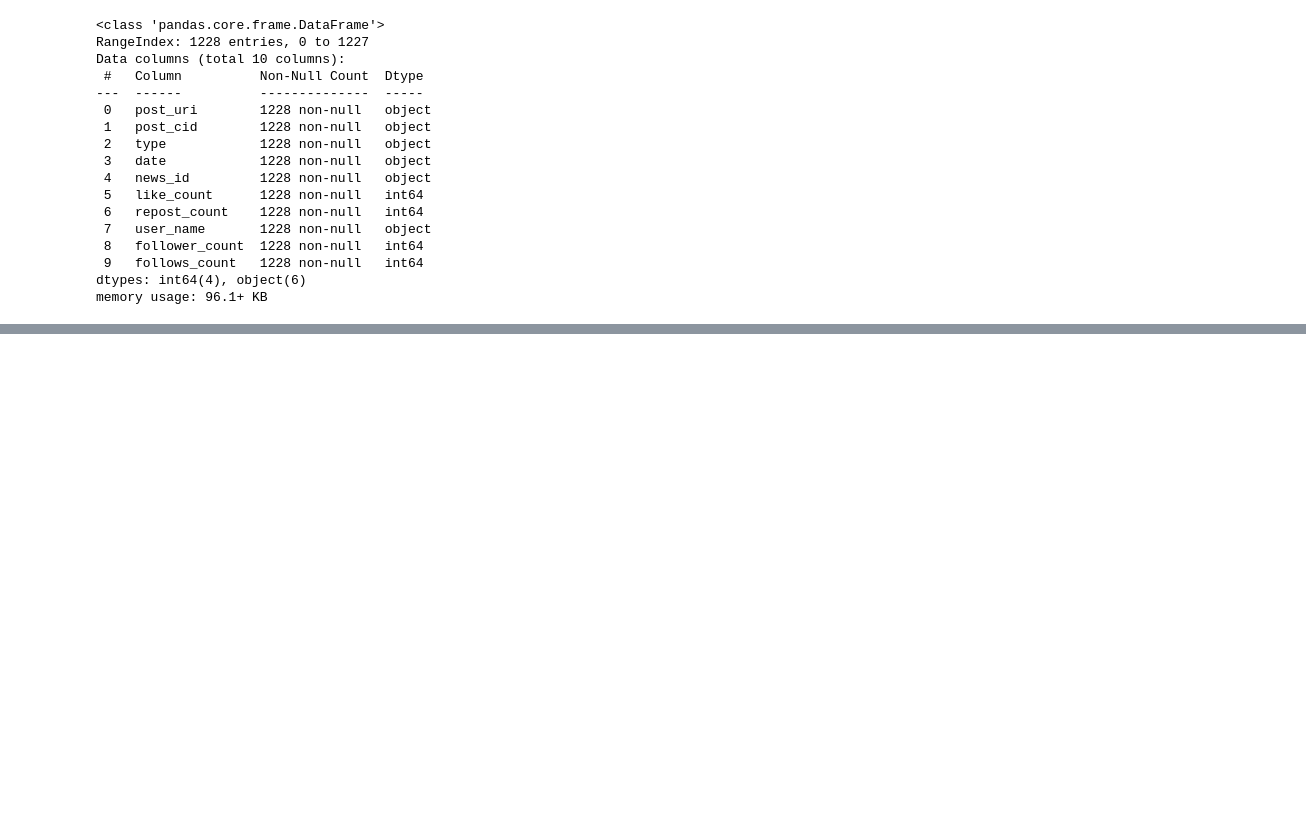
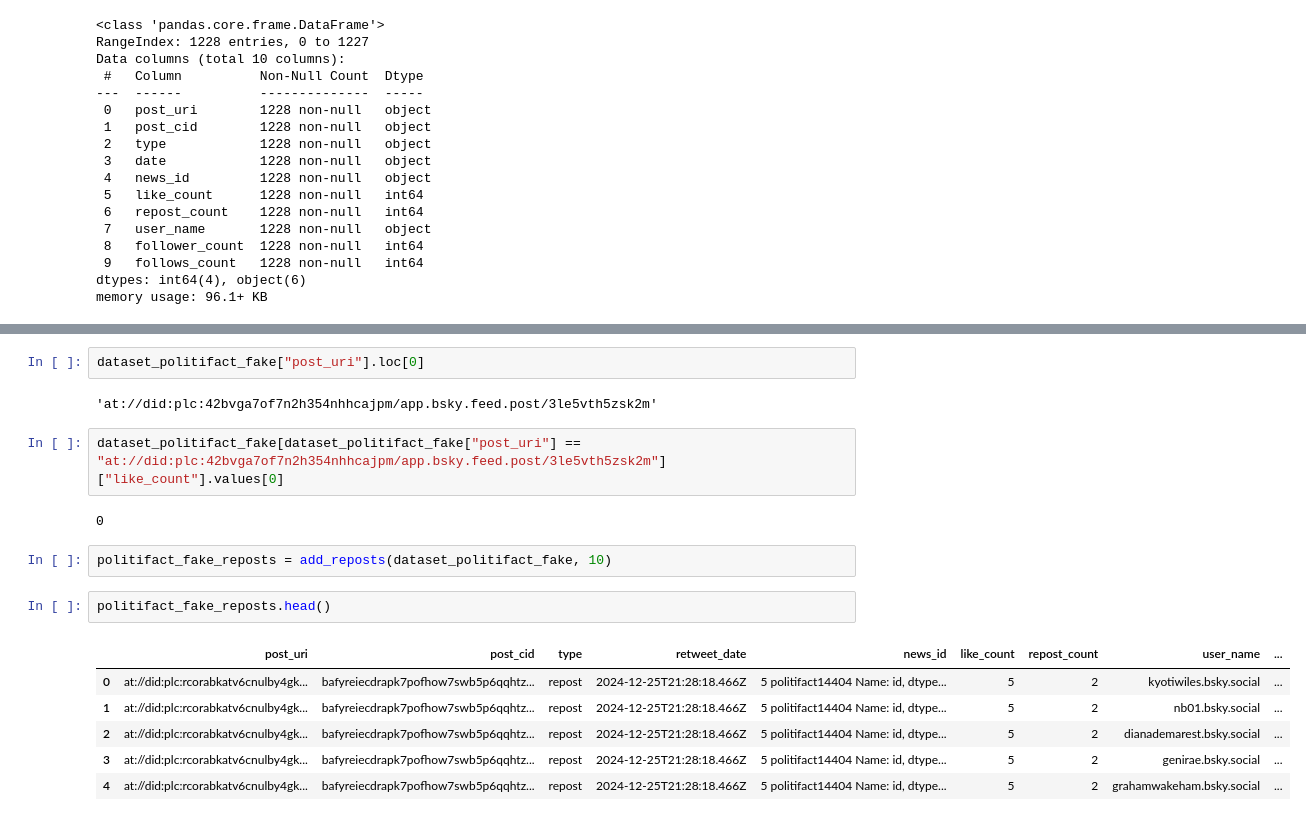
Before and after one commit to celdot/fake_news_bsky_detector, a Jupyter notebook: historical_features_pipeline.ipynb, the cells around one changed output, grey strips where cells are left out. Cells and saved outputs as stored; diff of their text form; blank space fills up the shorter version.

```diff
--- a/historical_features_pipeline.ipynb
+++ b/historical_features_pipeline.ipynb
@@ -323,2 +335,21 @@ def add_reposts(posts_dataset, limit=100):
 
     return dataframe
+# %%
+dataset_politifact_fake["post_uri"].loc[0]
+# %% [output]
+'at://did:plc:42bvga7of7n2h354nhhcajpm/app.bsky.feed.post/3le5vth5zsk2m'
+# %%
+dataset_politifact_fake[dataset_politifact_fake["post_uri"] == "at://did:plc:42bvga7of7n2h354nhhcajpm/app.bsky.feed.post/3le5vth5zsk2m"]["like_count"].values[0]
+# %% [output]
+0
+# %%
+politifact_fake_reposts = add_reposts(dataset_politifact_fake, 10)
+# %%
+politifact_fake_reposts.head()
+# %% [output]
+|  | post_uri | post_cid | type | retweet_date | news_id | like_count | repost_count | user_name | ... |
+| 0 | at://did:plc:rcorabkatv6cnulby4gk... | bafyreiecdrapk7pofhow7swb5p6qqhtz... | repost | 2024-12-25T21:28:18.466Z | 5 politifact14404 Name: id, dtype... | 5 | 2 | kyotiwiles.bsky.social | ... |
+| 1 | at://did:plc:rcorabkatv6cnulby4gk... | bafyreiecdrapk7pofhow7swb5p6qqhtz... | repost | 2024-12-25T21:28:18.466Z | 5 politifact14404 Name: id, dtype... | 5 | 2 | nb01.bsky.social | ... |
+| 2 | at://did:plc:rcorabkatv6cnulby4gk... | bafyreiecdrapk7pofhow7swb5p6qqhtz... | repost | 2024-12-25T21:28:18.466Z | 5 politifact14404 Name: id, dtype... | 5 | 2 | dianademarest.bsky.social | ... |
+| 3 | at://did:plc:rcorabkatv6cnulby4gk... | bafyreiecdrapk7pofhow7swb5p6qqhtz... | repost | 2024-12-25T21:28:18.466Z | 5 politifact14404 Name: id, dtype... | 5 | 2 | genirae.bsky.social | ... |
+| 4 | at://did:plc:rcorabkatv6cnulby4gk... | bafyreiecdrapk7pofhow7swb5p6qqhtz... | repost | 2024-12-25T21:28:18.466Z | 5 politifact14404 Name: id, dtype... | 5 | 2 | grahamwakeham.bsky.social | ... |
```
Also changed, not shown: parts of 25 cells of this notebook.
